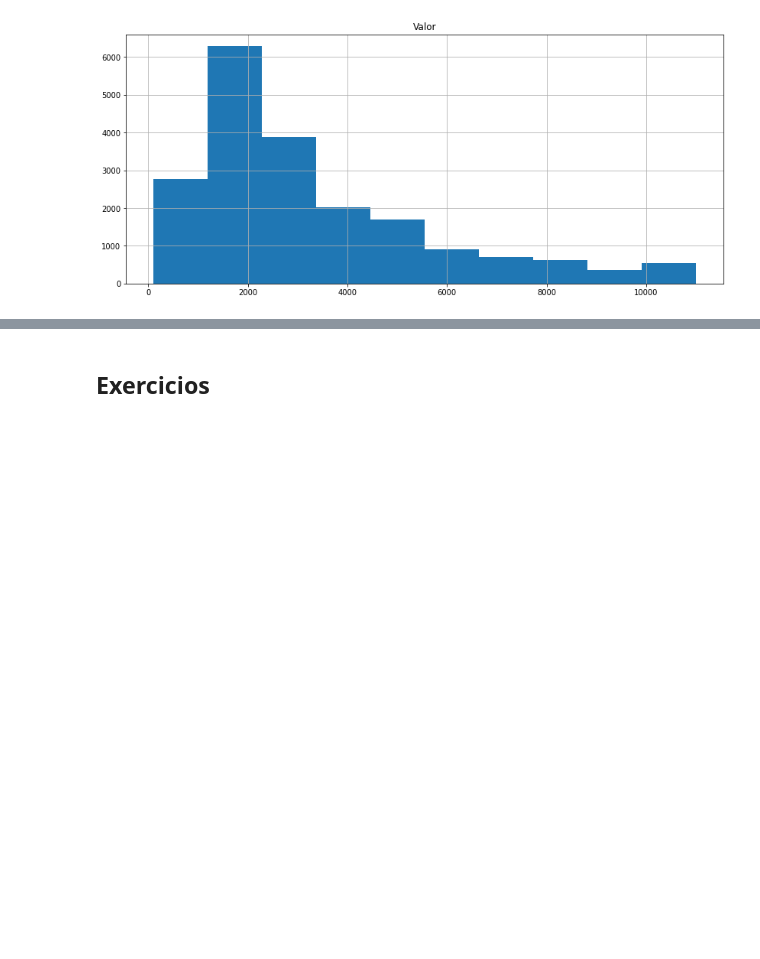
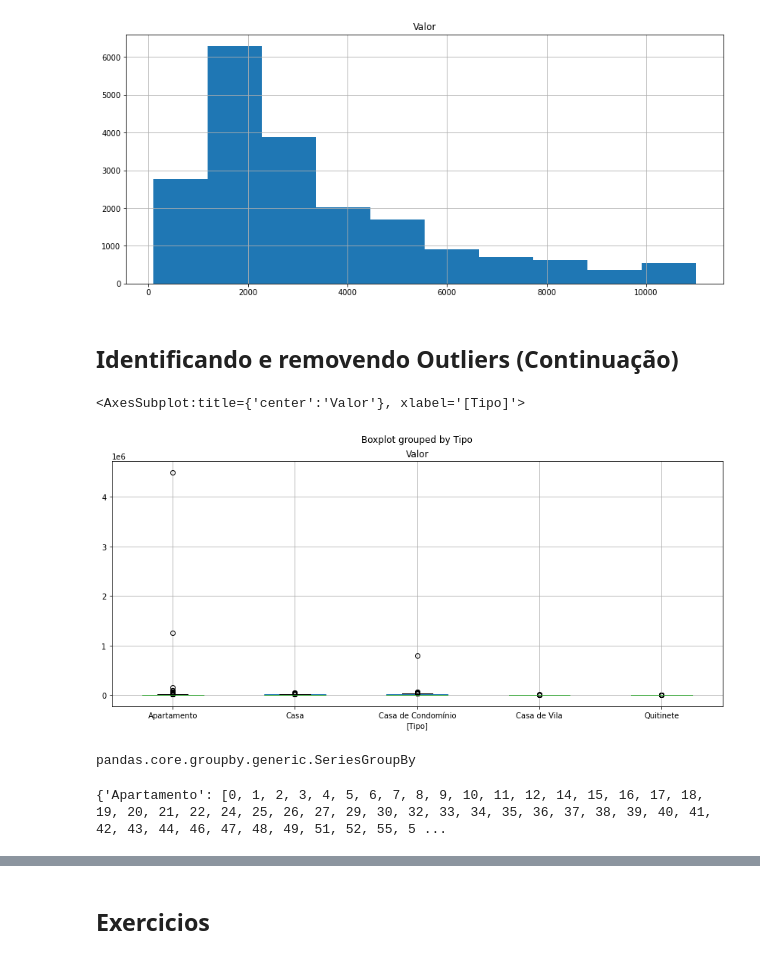
Before and after one commit to cglima/alura-python-pandas-tratando-e-analisando-dados, a Jupyter notebook: notebook/identificando-e-removendo-outliers.ipynb, the cells around one changed output, grey strips where cells are left out. Cells and saved outputs as stored; diff of their text form; code cells hidden in the pictures; blank space fills up the shorter version.

Commit message:
identificando e removendo outliers por grupo

```diff
--- a/notebook/identificando-e-removendo-outliers.ipynb
+++ b/notebook/identificando-e-removendo-outliers.ipynb
@@ -46,3 +46,10 @@ dados_new.hist(['Valor'])
 array([[<AxesSubplot:title={'center':'Valor'}>]], dtype=object)
 [figure]
 [figure]
+# %% [markdown]
+## Identificando e removendo Outliers (Continuação)
+# %%
+dados.boxplot(['Valor'], by = ['Tipo'])
+# %% [output]
+<AxesSubplot:title={'center':'Valor'}, xlabel='[Tipo]'>
+[figure, added]
@@ -48,0 +58,8 @@ array([[<AxesSubplot:title={'center':'Valor'}>]], dtype=object)
+# %%
+type(grupo_tipo)
+# %% [output]
+pandas.core.groupby.generic.SeriesGroupBy
+# %%
+grupo_tipo.groups
+# %% [output]
+{'Apartamento': [0, 1, 2, 3, 4, 5, 6, 7, 8, 9, 10, 11, 12, 14, 15, 16, 17, 18, 19, 20, 21, 22, 24, 25, 26, 27, 29, 30, 32, 33, 34, 35, 36, 37, 38, 39, 40, 41, 42, 43, 44, 46, 47, 48, 49, 51, 52, 55, 5 ...
```
Also changed, not shown: parts of 11 cells of this notebook, 1 other file.
